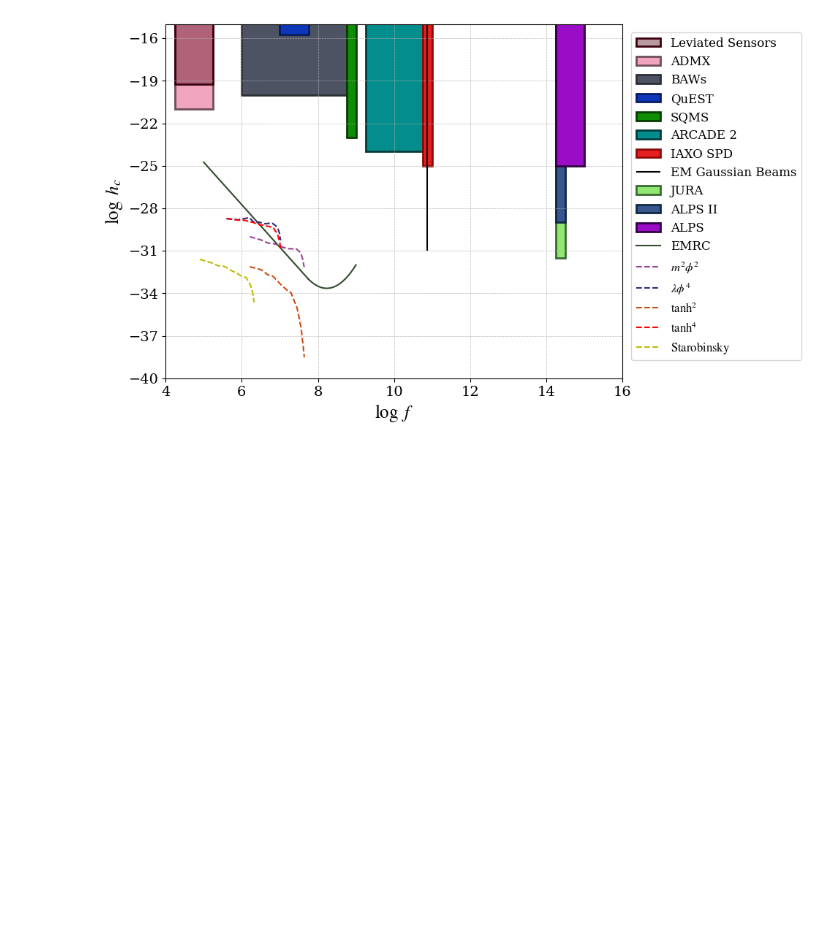
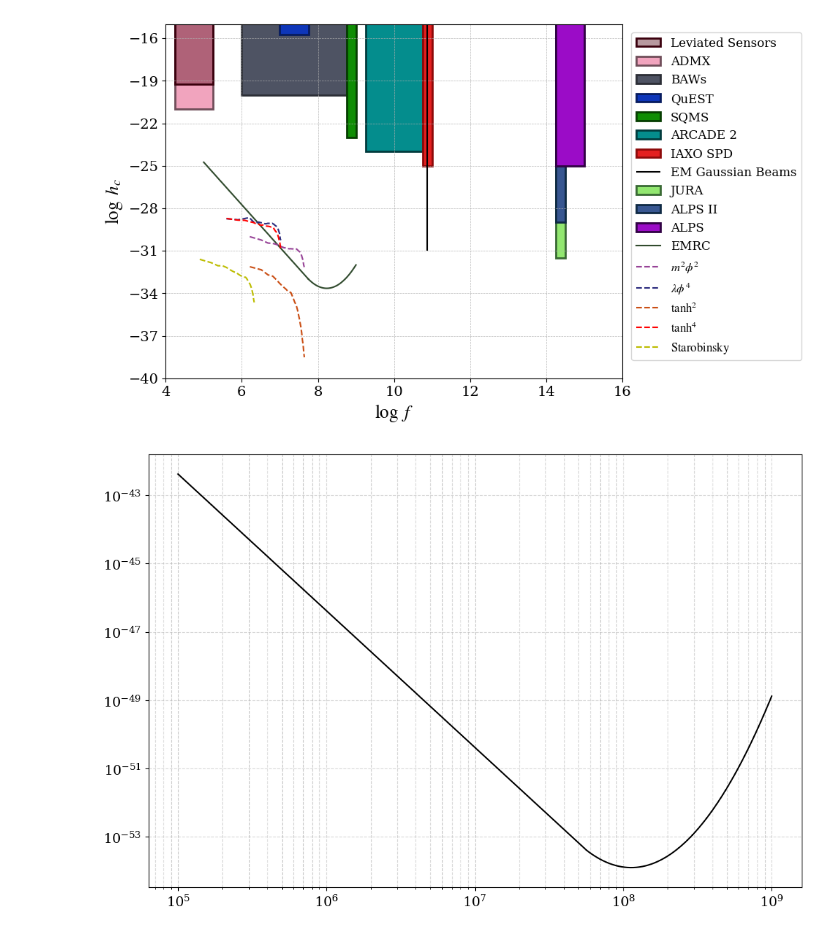
Before and after one commit to TomasCiccarella/Tesis, a Jupyter notebook: cosmolattice/GW_Exp.ipynb, the cells around one changed output. Cells and saved outputs as stored; diff of their text form; code cells hidden in the pictures; blank space fills up the shorter version.

```diff
--- a/cosmolattice/GW_Exp.ipynb
+++ b/cosmolattice/GW_Exp.ipynb
@@ -358,3 +358,16 @@ plt.tight_layout()
 plt.savefig("GW_Strain_Spectrum.pdf", format = "pdf", bbox_inches='tight')
 # %% [output]
 [figure]
+# %%
+x_EMRC = np.concatenate((x1, x2))
+y_EMRC = np.concatenate((y1, y2))
+y_EMRC = 10**y_EMRC
+x_EMRC = 10**x_EMRC
+
+Omega = 4*np.pi**2*x_EMRC**2*y_EMRC**2/(3e4)
+
+plt.figure(figsize=(12, 8))
+plt.loglog(x_EMRC, Omega, 'k-', label='EMRC', linewidth=1.5)
+plt.grid(True, which='both', linestyle='--', alpha=0.5)
+# %% [output]
+[figure, added]
```
Also changed, not shown: 21 other files.
